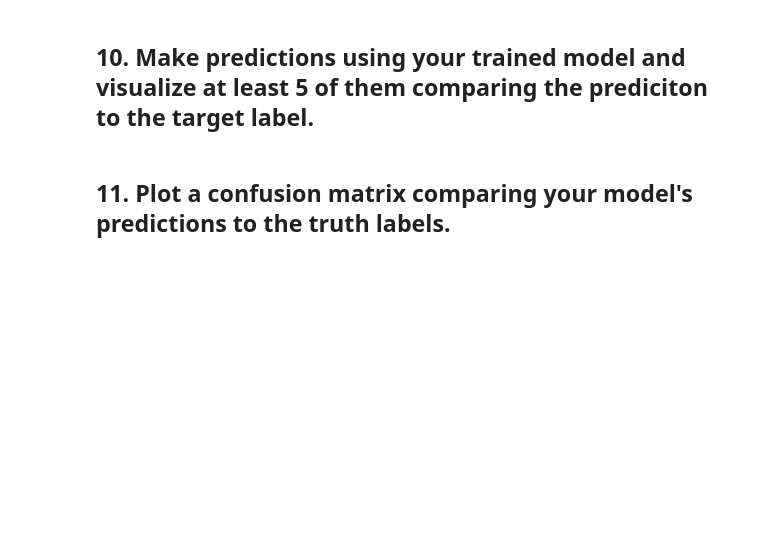
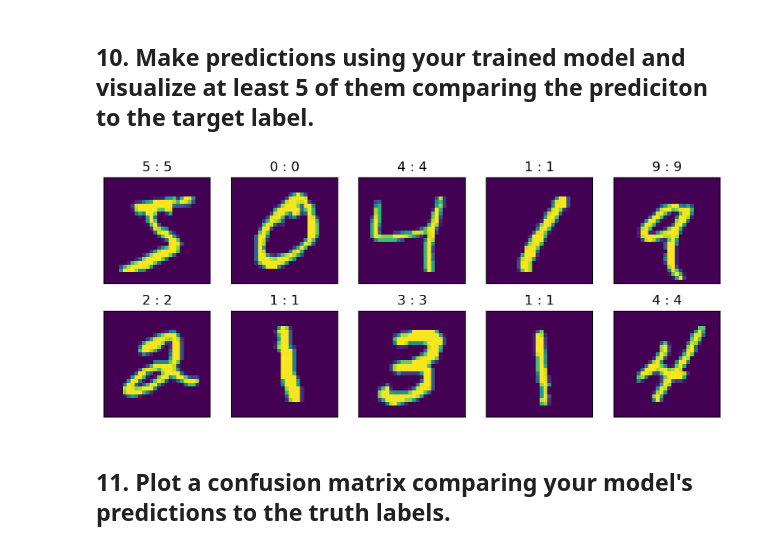
Before and after one commit to SorenKyhl/pytorch-deep-learning, a Jupyter notebook: extras/exercises/03_pytorch_computer_vision_exercises.ipynb, the cells around one changed output. Cells and saved outputs as stored; diff of their text form; code cells hidden in the pictures; blank space fills up the shorter version.

```diff
--- a/extras/exercises/03_pytorch_computer_vision_exercises.ipynb
+++ b/extras/exercises/03_pytorch_computer_vision_exercises.ipynb
@@ -17,0 +40,13 @@ You're going to get to write plenty of code!
+# %%
+import requests
+from pathlib import Path
+
+# Download helper functions from Learn PyTorch repo (if not already downloaded)
+if Path("utils.py").is_file():
+  print("utils.py already exists, skipping download")
+else:
+  print("Downloading utils.py")
+  # Note: you need the "raw" GitHub URL for this to work
+  request = requests.get("https://github.com/SorenKyhl/PyTorch-Examples/blob/main/utils.py")
+  with open("utils.py", "wb") as f:
+    f.write(request.content)
@@ -175,0 +231,4 @@ RuntimeError: Expected target size [32, 10], got [32]
+# %%
+model_0 = PyTorchClassifier(TinyNN(28*28, 8, len(class_names)), class_names=class_names)
+model_1 = PyTorchClassifier(LinearOnlyModel(28*28, 10, len(class_names)), class_names=class_names)
+model_2 = PyTorchClassifier(TinyNN(28*28, 20, len(class_names)), class_names=class_names)
@@ -194,4 +509,28 @@ for epoch in range(n_epochs):
 # %% [markdown]
 ## 10. Make predictions using your trained model and visualize at least 5 of them comparing the prediciton to the target label.
+# %%
+plt.figure(figsize=(10,4))
+rows = 2
+cols = 5
+
+for i in range(rows*cols):
+  plt.subplot(rows, cols,i+1)
+  img, label = train_data[i]
+
+  pred = torch.argmax(model_1.model(img.to(device)))
+  plt.imshow(img.squeeze())
+  plt.title(f"{label} : {pred}")
+
+  plt.tick_params(
+    axis='both',         # changes apply to the x-axis
+    which='both',      # both major and minor ticks are affected
+    bottom=False,      # ticks along the bottom edge are off
+    top=False,         # ticks along the top edge are off
+    left=False,
+    right=False,
+    labelleft=False,
+    labelbottom=False)
+# %% [output]
+[figure, added]
 # %% [markdown]
 ## 11. Plot a confusion matrix comparing your model's predictions to the truth labels.
```
Also changed, not shown: parts of 55 cells of this notebook.
